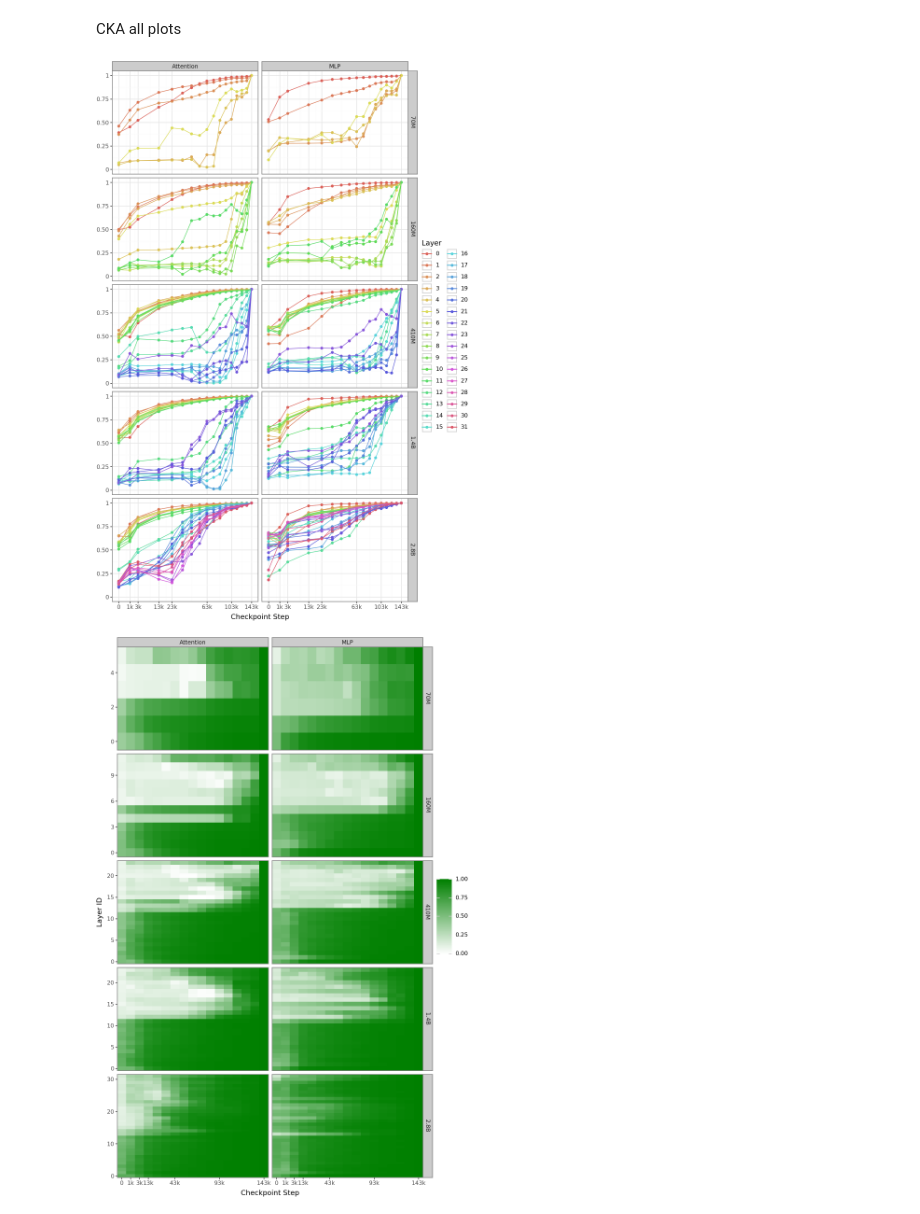
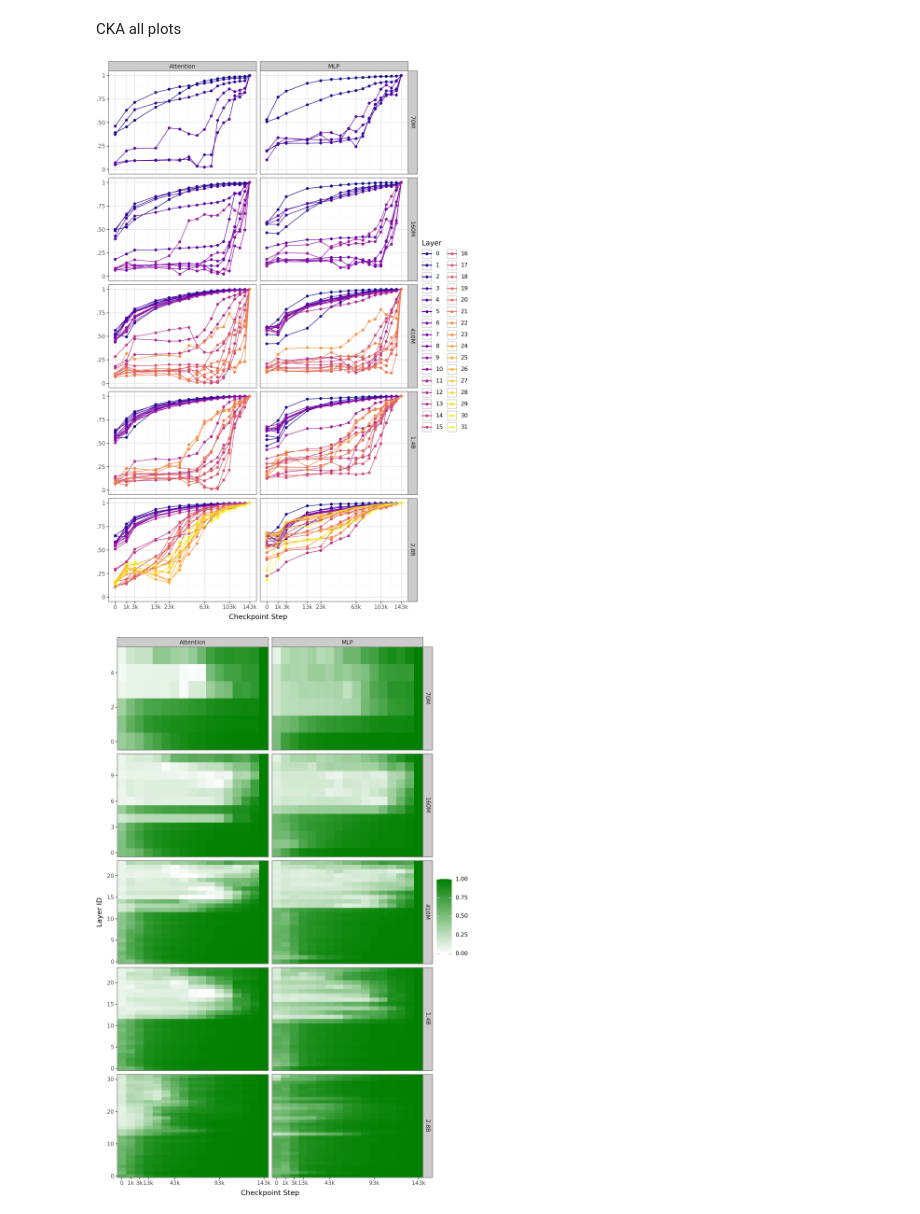
Before and after one commit to biancaganescu/pretraining-playground, a Jupyter notebook: notebooks/analysis__metric_plots_pietro.ipynb, the cells around one changed output. Saved outputs shown, nothing was run; the diff lists cells and outputs as text; code cells hidden in the pictures.

```diff
--- a/notebooks/analysis__metric_plots_pietro.ipynb
+++ b/notebooks/analysis__metric_plots_pietro.ipynb
@@ -142,24 +142,26 @@ pdata = (
 # %%
 p = (
     pn.ggplot(pdata, pn.aes("checkpoint_idx", "value", colour="factor(layer_idx)")) +
     pn.geom_point() +
     pn.geom_line() +
     # pn.facet_grid(cols="circuit") +
     pn.facet_grid(rows="model_size", cols="circuit") +
     pn.scale_x_sqrt(
         breaks=[0, 1000, 3000, 13000, 23000, 63000, 103000, 143000],
         labels=lambda x: [f"{v / 1000:.0f}k" if v >= 1000 else f"{v:.0f}" for v in x],
     ) +
-    pn.scale_y_continuous(labels=lambda x: [f"{v:.2f}" if v > 0 and v < 1 else str(int(v != 0)) for v in x]) +
-    pn.scale_colour_hue() +
+    pn.scale_y_continuous(labels=lambda x: ["." + f"{v:.2f}".split(".")[1] if v > 0 and v < 1 else str(int(v != 0)) for v in x]) +
+    # pn.scale_colour_hue() +
+    # pn.scale_colour_cmap_d("gist_ncar") +
+    pn.scale_colour_cmap_d("plasma") +
     pn.labs(x="Checkpoint Step", y="", colour="Layer") +
     pn.theme_bw(base_size=11) +
     pn.theme(plot_margin=0.001, plot_background=None, legend_box_spacing=0.01, legend_box_margin=0, figure_size=(8, 12))
 )
 p.show()
 p.save("../plots/cka_full_lines.pdf")
 # %% [output]
-[figure, old version]
+[figure, new version]
 # %%
 p = (
     pn.ggplot(pdata.dropna(), pn.aes("factor(checkpoint_idx)", "layer_idx", fill="value")) +
```
Also changed, not shown: parts of 4 cells of this notebook.
